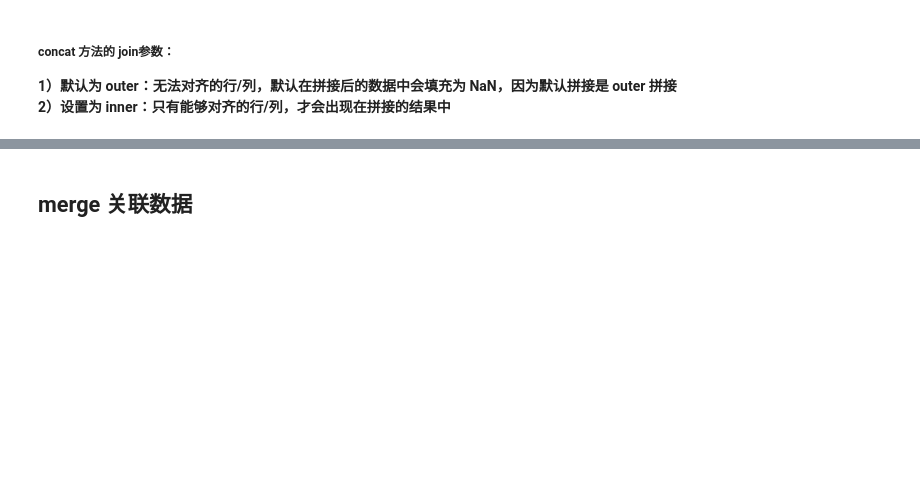
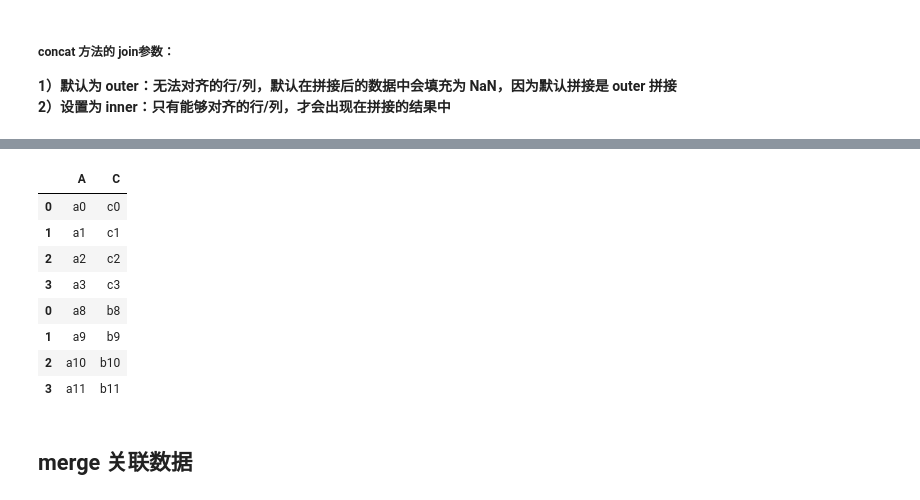
Before and after one commit to JohnChow96927/python-bigdata, a Jupyter notebook: Pandas/day3_220121_数据清洗&数据组合与分组/04-Pandas数据整合.ipynb, the cells around one changed output, grey strips where cells are left out. Saved outputs shown, nothing was run; the diff lists cells and outputs as text; code cells hidden in the pictures; blank space fills up the shorter version.

```diff
--- a/Pandas/day3_220121_数据清洗&数据组合与分组/04-Pandas数据整合.ipynb
+++ b/Pandas/day3_220121_数据清洗&数据组合与分组/04-Pandas数据整合.ipynb
@@ -152,3 +199,15 @@ pd.concat([df1, new_series], axis=1)
+# %%
+pd.concat([df1, df3], join='inner')
+# %% [output]
+|  | A | C |
+| 0 | a0 | c0 |
+| 1 | a1 | c1 |
+| 2 | a2 | c2 |
+| 3 | a3 | c3 |
+| 0 | a8 | b8 |
+| 1 | a9 | b9 |
+| 2 | a10 | b10 |
+| 3 | a11 | b11 |
 # %% [markdown]
 ## merge 关联数据
 # %% [markdown]
```
Also changed, not shown: parts of 17 cells of this notebook, 10 other files.
